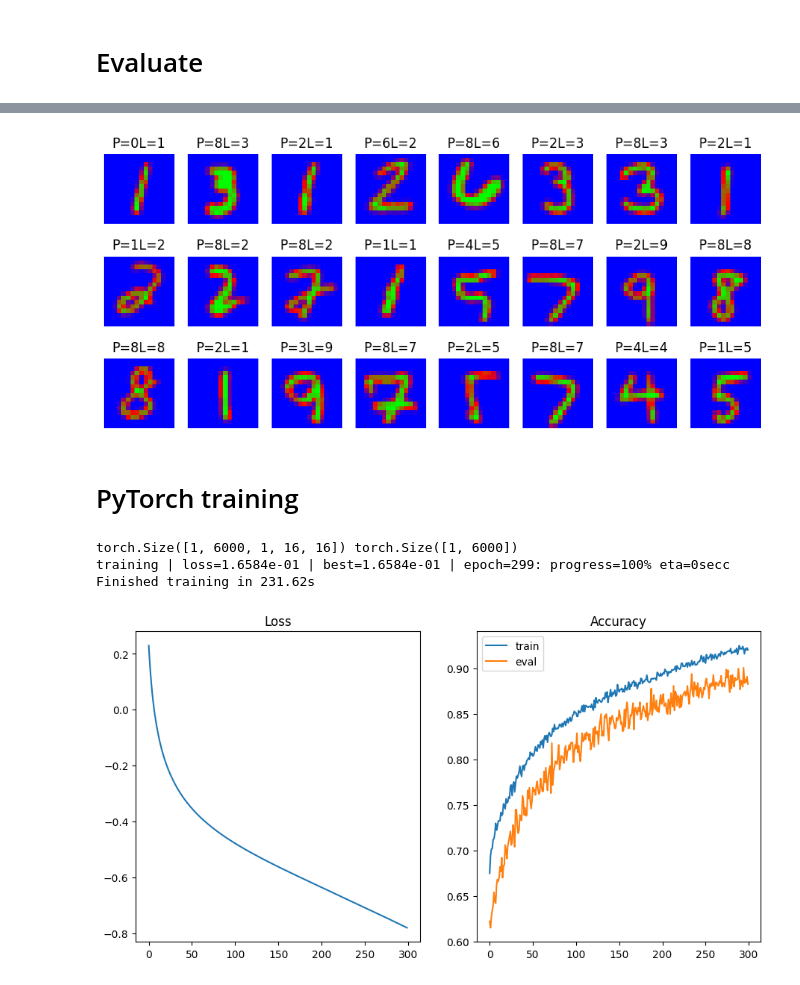
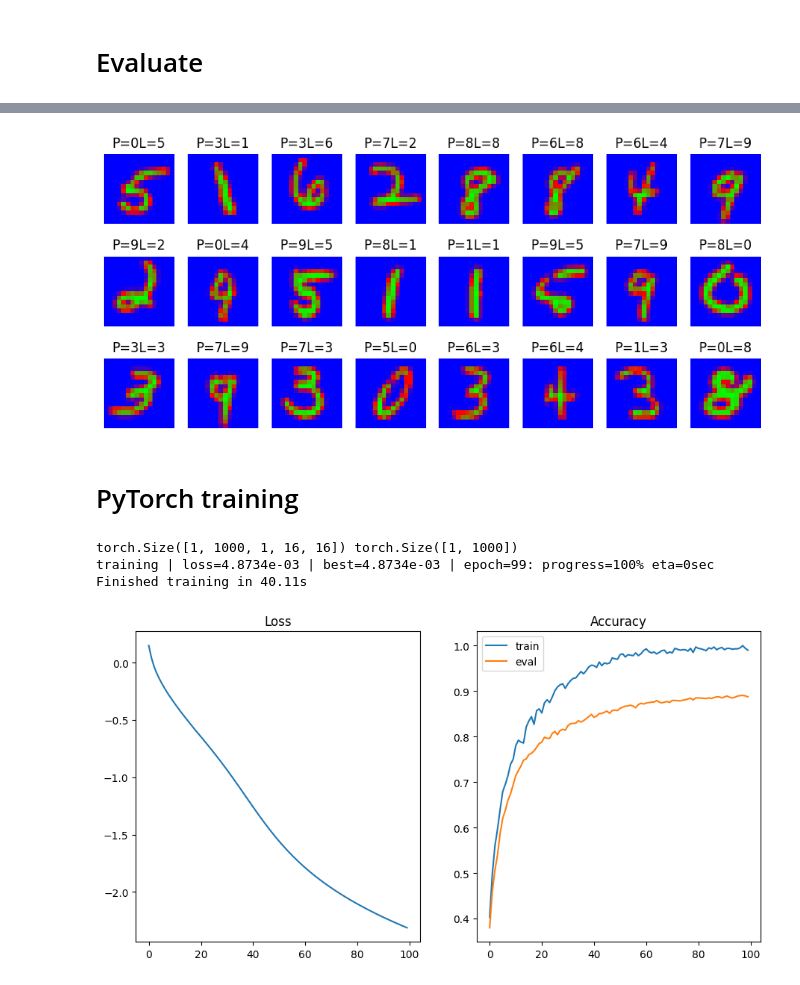
Before and after one commit to KshRaven/Modified-NEAT, a Jupyter notebook: examples/mnist/main.ipynb, the cells around one changed output, grey strips where cells are left out. Cells and saved outputs as stored; diff of their text form; code cells hidden in the pictures.

```diff
--- a/examples/mnist/main.ipynb
+++ b/examples/mnist/main.ipynb
@@ -425,2 +492,0 @@ SCHEDULERS = [
-# %%
-MODEL.load(file_no=None)
@@ -805,16 +925,18 @@ def get_indices(images: Tensor, labels: Tensor, include: Union[int, list[int]] =
     if keys and not isinstance(keys, (tuple, list)):
         keys = [keys]
     error_indices = []
-    mapping = POPULATION.get_mapping()
+    mapping = POPULATION.get_mapping(consolidated=True)
     indices = list(range(len(images))) if not keys else [mapping[key] for key in keys]
     images, labels = images[indices], labels[indices]
     if faulty:
         if isinstance(faulty, bool):
-            faulty = 64
+            faulty = 16
         with torch.no_grad():
             for batch in get_batches(labels.shape[1], faulty, False):
-                pred = MODEL.evaluate(images[:, batch].to(MODEL.device), keys=keys)
-                for index, errored in zip(batch, pred!=labels[:, batch].to(MODEL.device)):
+                pred = MODEL.evaluate(images[:, batch].to(MODEL.device), keys=keys) # shape(genomes, batch_size)
+                # print(pred.shape)
+                for index, errored in zip(batch, (pred!=labels[:, batch].to(MODEL.device)).mT):
+                    # print(errored[:10])
                     if torch.any(errored):
                         error_indices.append(index)
         print(f"Found {len(error_indices)} record predictions with errors")
@@ -825,7 +947,7 @@ def get_indices(images: Tensor, labels: Tensor, include: Union[int, list[int]] =
         with torch.no_grad():
             for batch in get_batches(labels.shape[1], correct, False):
                 pred = MODEL.evaluate(images[:, batch].to(MODEL.device), keys=keys)
-                for index, correct in zip(batch, pred==labels[:, batch].to(MODEL.device)):
+                for index, correct in zip(batch, (pred==labels[:, batch].to(MODEL.device)).mT):
                     if torch.any(correct):
                         valid_indices.append(index)
         print(f"Found {len(valid_indices)} valid record predictions ")
@@ -848,6 +970,6 @@ def get_indices(images: Tensor, labels: Tensor, include: Union[int, list[int]] =
 test_records = 24
 MODEL.eval();
 # %%
-train_indices = get_indices(train_inp, train_out, faulty=None, keys=POPULATION.best_genome.key)
+train_indices = get_indices(train_inp, train_out, faulty=BATCH_SIZE, keys=POPULATION.best_genome.key)
 len(train_indices)
 # %% [output]
@@ -863,4 +986,4 @@ show_batch(train_inp[0, test_indices], test_labels[0], train_out[0, test_indices
 # %%
-eval_indices = get_indices(eval_inp, eval_out, faulty=256, correct=False)
+eval_indices = get_indices(eval_inp, eval_out, faulty=BATCH_SIZE, correct=False, keys=POPULATION.best_genome.key)
 len(eval_indices)
 # %% [output]
@@ -877,11 +1000,11 @@ show_batch(eval_inp[0, test_indices], test_labels[0], eval_out[0, test_indices],
 # %%
 with torch.no_grad():
-    random.shuffle(eval_indices)
+    # random.shuffle(eval_indices)
     test_indices = eval_indices[:test_records]
     test_labels = MODEL.guess(eval_inp[0, test_indices].unsqueeze(0).to(DEVICE), keys=POPULATION.best_genome.key)
 show_batch(eval_inp[0, test_indices], test_labels[0], eval_out[0, test_indices], cmap='brg', size=(480, 1080))
 # %% [output]
-[figure, old version]
+[figure, new version]
 # %% [markdown]
 # PyTorch training
 # %%
@@ -957,9 +1080,9 @@ def train2(epochs: int, batch_size: int, key: int, show=True, checkpoints=5):
     torch.cuda.empty_cache()
     return losses
 # %%
-train_losses = train2(100, 256, POPULATION.best_genome.key, checkpoints=1)
+train_losses = train2(100, BATCH_SIZE*8, POPULATION.best_genome.key, checkpoints=1)
 # %% [output]
-torch.Size([1, 6000, 1, 16, 16]) torch.Size([1, 6000])
-training | loss=1.6584e-01 | best=1.6584e-01 | epoch=299: progress=100% eta=0secc
-Finished training in 231.62s
+torch.Size([1, 1000, 1, 16, 16]) torch.Size([1, 1000])
+training | loss=4.8734e-03 | best=4.8734e-03 | epoch=99: progress=100% eta=0sec
+Finished training in 40.11s
-[figure, old version]
+[figure, new version]
```
Also changed, not shown: parts of 89 cells of this notebook, 12 other files.
